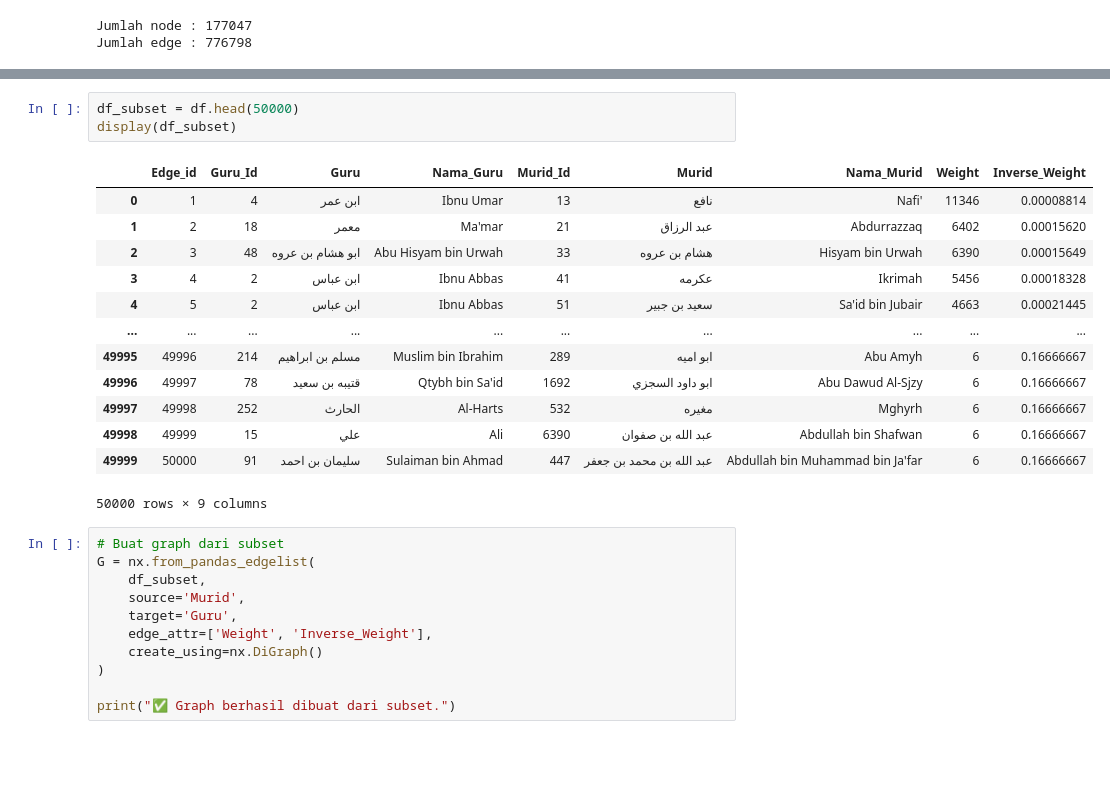
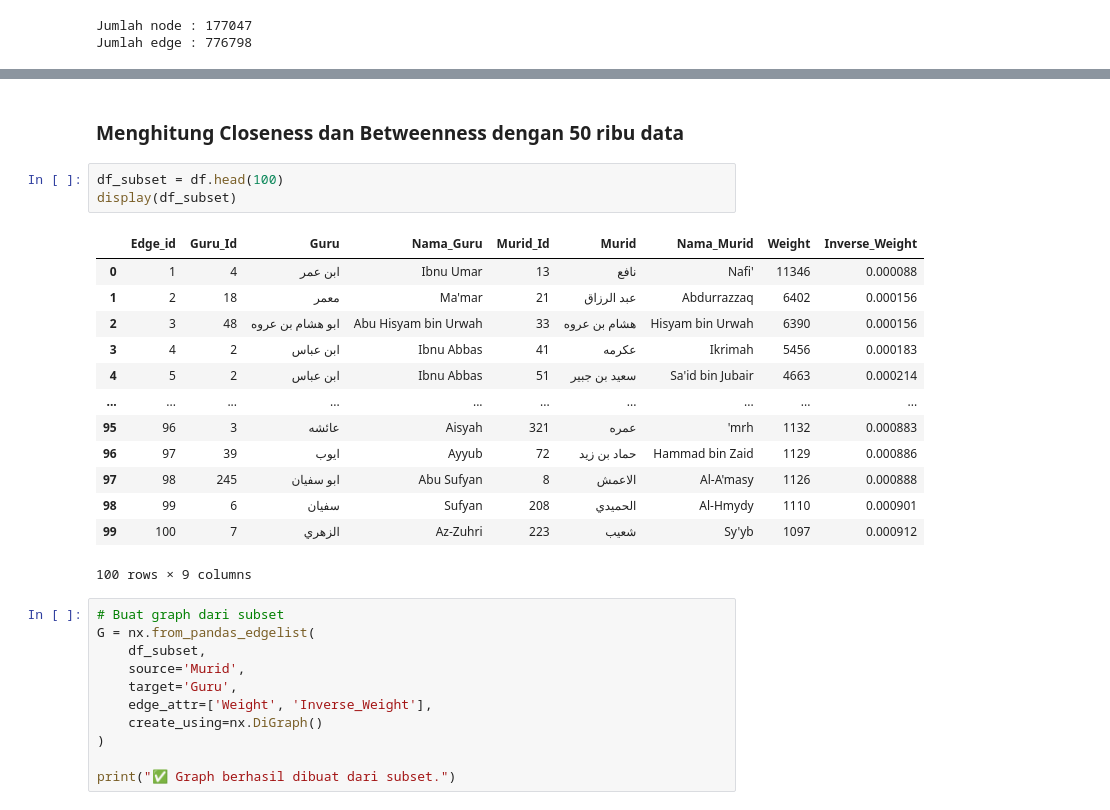
Before and after one commit to Nazrililham090805/sanad-hadith, a Jupyter notebook: src/NetworkX.ipynb, the cells around one changed output, grey strips where cells are left out. Drawn from its saved outputs; the diff is of its cells as text; blank space fills up the shorter version.

```diff
--- a/src/NetworkX.ipynb
+++ b/src/NetworkX.ipynb
@@ -294,20 +325,22 @@ Nodes dengan Degree > 0: 177047
+# %% [markdown]
+### Menghitung Closeness dan Betweenness dengan 50 ribu data
 # %%
-df_subset = df.head(50000)
+df_subset = df.head(100)
 display(df_subset)
 # %% [output]
 |  | Edge_id | Guru_Id | Guru | Nama_Guru | Murid_Id | Murid | Nama_Murid | Weight | Inverse_Weight |
-| 0 | 1 | 4 | ابن عمر | Ibnu Umar | 13 | نافع | Nafi' | 11346 | 0.00008814 |
-| 1 | 2 | 18 | معمر | Ma'mar | 21 | عبد الرزاق | Abdurrazzaq | 6402 | 0.00015620 |
-| 2 | 3 | 48 | ابو هشام بن عروه | Abu Hisyam bin Urwah | 33 | هشام بن عروه | Hisyam bin Urwah | 6390 | 0.00015649 |
-| 3 | 4 | 2 | ابن عباس | Ibnu Abbas | 41 | عكرمه | Ikrimah | 5456 | 0.00018328 |
-| 4 | 5 | 2 | ابن عباس | Ibnu Abbas | 51 | سعيد بن جبير | Sa'id bin Jubair | 4663 | 0.00021445 |
+| 0 | 1 | 4 | ابن عمر | Ibnu Umar | 13 | نافع | Nafi' | 11346 | 0.000088 |
+| 1 | 2 | 18 | معمر | Ma'mar | 21 | عبد الرزاق | Abdurrazzaq | 6402 | 0.000156 |
+| 2 | 3 | 48 | ابو هشام بن عروه | Abu Hisyam bin Urwah | 33 | هشام بن عروه | Hisyam bin Urwah | 6390 | 0.000156 |
+| 3 | 4 | 2 | ابن عباس | Ibnu Abbas | 41 | عكرمه | Ikrimah | 5456 | 0.000183 |
+| 4 | 5 | 2 | ابن عباس | Ibnu Abbas | 51 | سعيد بن جبير | Sa'id bin Jubair | 4663 | 0.000214 |
 | ... | ... | ... | ... | ... | ... | ... | ... | ... | ... |
-| 49995 | 49996 | 214 | مسلم بن ابراهيم | Muslim bin Ibrahim | 289 | ابو اميه | Abu Amyh | 6 | 0.16666667 |
-| 49996 | 49997 | 78 | قتيبه بن سعيد | Qtybh bin Sa'id | 1692 | ابو داود السجزي | Abu Dawud Al-Sjzy | 6 | 0.16666667 |
-| 49997 | 49998 | 252 | الحارث | Al-Harts | 532 | مغيره | Mghyrh | 6 | 0.16666667 |
-| 49998 | 49999 | 15 | علي | Ali | 6390 | عبد الله بن صفوان | Abdullah bin Shafwan | 6 | 0.16666667 |
-| 49999 | 50000 | 91 | سليمان بن احمد | Sulaiman bin Ahmad | 447 | عبد الله بن محمد بن جعفر | Abdullah bin Muhammad bin Ja'far | 6 | 0.16666667 |
+| 95 | 96 | 3 | عائشه | Aisyah | 321 | عمره | 'mrh | 1132 | 0.000883 |
+| 96 | 97 | 39 | ايوب | Ayyub | 72 | حماد بن زيد | Hammad bin Zaid | 1129 | 0.000886 |
+| 97 | 98 | 245 | ابو سفيان | Abu Sufyan | 8 | الاعمش | Al-A'masy | 1126 | 0.000888 |
+| 98 | 99 | 6 | سفيان | Sufyan | 208 | الحميدي | Al-Hmydy | 1110 | 0.000901 |
+| 99 | 100 | 7 | الزهري | Az-Zuhri | 223 | شعيب | Sy'yb | 1097 | 0.000912 |
-50000 rows × 9 columns
+100 rows × 9 columns
 # %%
 # Buat graph dari subset
 G = nx.from_pandas_edgelist(
```
Also changed, not shown: parts of 23 cells of this notebook.
